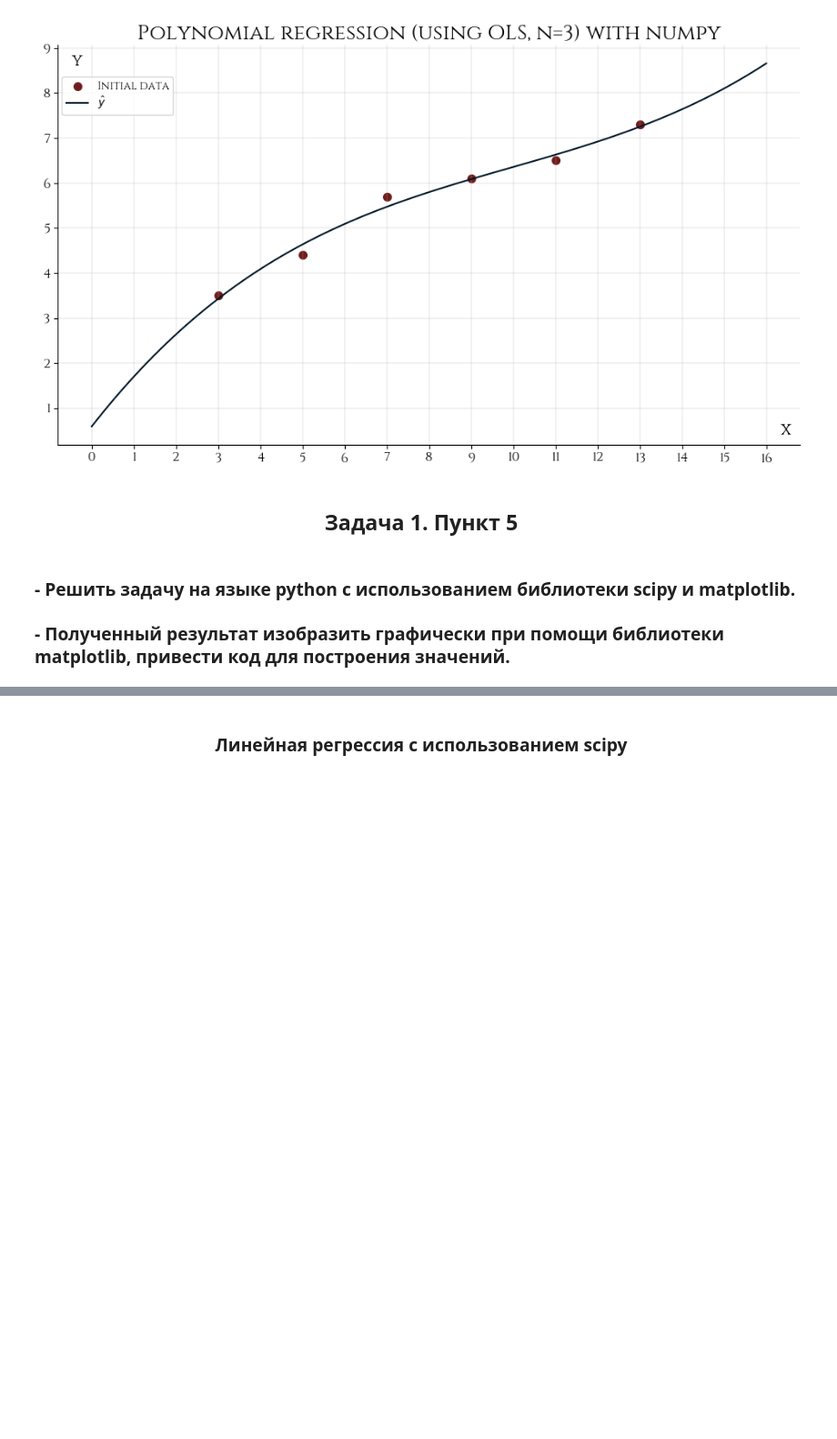
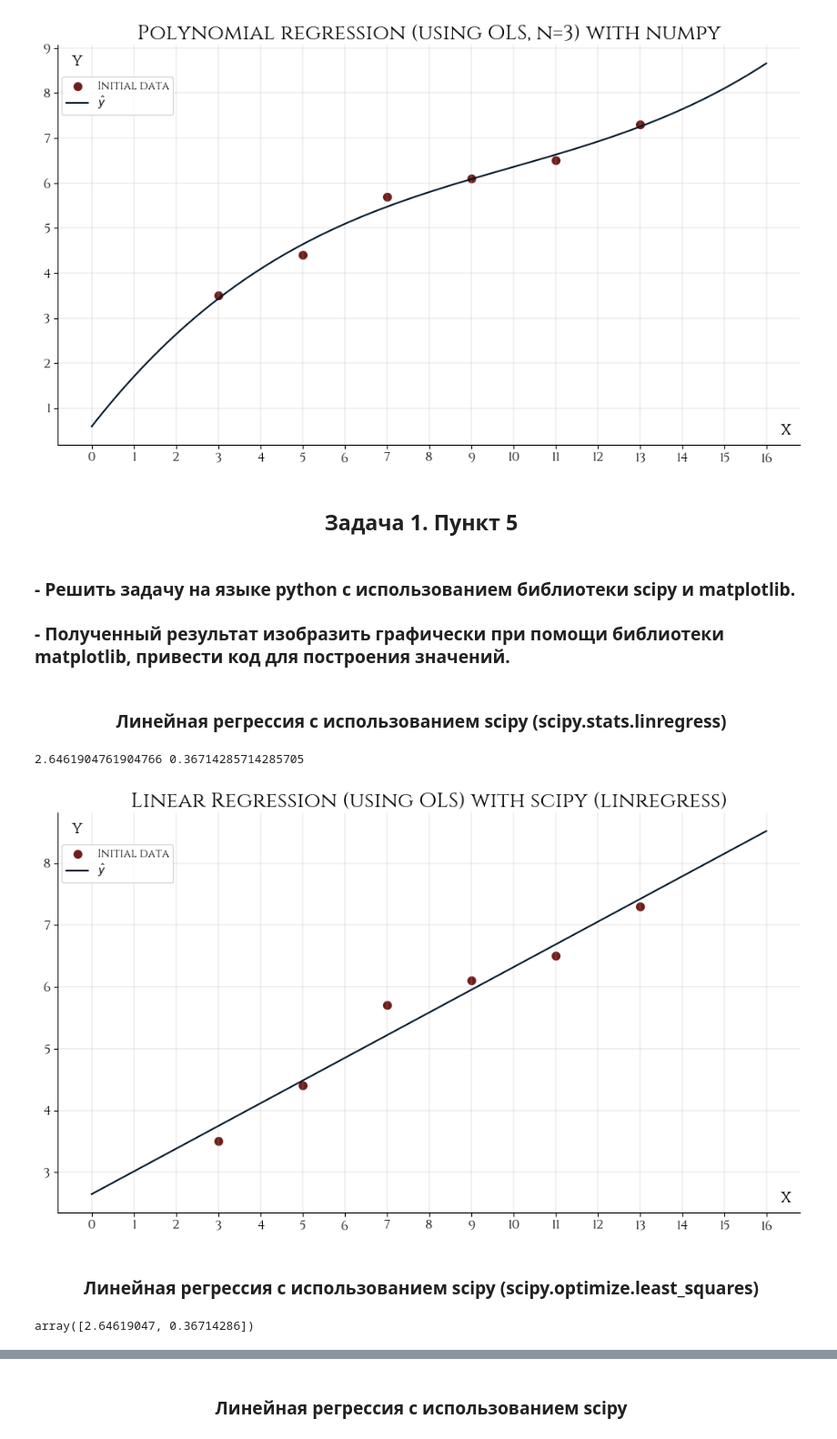
Before and after one commit to kwuh91/Machine-Learning, a Jupyter notebook: HW1/HW1.1/main.ipynb, the cells around one changed output, grey strips where cells are left out. Shown: that part at 91% size. Saved outputs shown, nothing was run; the diff lists cells and outputs as text; code cells hidden in the pictures; blank space fills up the shorter version.

```diff
--- a/HW1/HW1.1/main.ipynb
+++ b/HW1/HW1.1/main.ipynb
@@ -306,3 +308,47 @@ buildBar('Polynomial_Regression_numpy', '$\\hat{y}$', 'Polynomial regression (us
 # %% [markdown]
 ### - Решить задачу на языке python с использованием библиотеки scipy и matplotlib.
 ### - Полученный результат изобразить графически при помощи библиотеки matplotlib, привести код для построения значений.
+# %%
+linear_scipy_func = lambda x, intercept, slope: intercept + slope * x
+
+polynomial_scipy_func = lambda x, coeff: coeff[0] + \
+                                         coeff[1] * x + \
+                                         coeff[2] * x**2 + \
+                                         coeff[3] * x**3
+# %% [markdown]
+<h3> <center> Линейная регрессия с использованием scipy (scipy.stats.linregress) </center> </h3>
+# %%
+linregressResult = sp.stats.linregress(x=x_values_, y=y_values_)
+
+print(linregressResult.intercept, linregressResult.slope)
+# %% [output]
+2.6461904761904766 0.36714285714285705
+# %%
+new_x_values = np.linspace(0, x_values_[-1] + 3, 100)
+new_y_values = linear_scipy_func(new_x_values, linregressResult.intercept,
+                                               linregressResult.slope)
+
+y_values_linear_scipy_linregress = new_y_values
+
+buildBar('Linear_Regression_scipy_linregress',
+         '$\\hat{y}$',
+         'Linear Regression (using OLS) with scipy (linregress)',
+         x_values_,
+         y_values_,
+         new_x_values,
+         new_y_values)
+# %% [output]
+[figure, added]
+# %% [markdown]
+<h3> <center> Линейная регрессия с использованием scipy (scipy.optimize.least_squares) </center> </h3>
+# %%
+def func(beta, x, y):
+    return beta[0] + beta[1] * x - y
+
+beta0 = np.array([1.0, 1.0])
+
+res_linear_lsq = sp.optimize.least_squares(func, beta0, args=(np.array(x_values_),
+                                                              np.array(y_values_)))
+res_linear_lsq.x
+# %% [output]
+array([2.64619047, 0.36714286])
```
Also changed, not shown: parts of 27 cells of this notebook, 20 other files.
